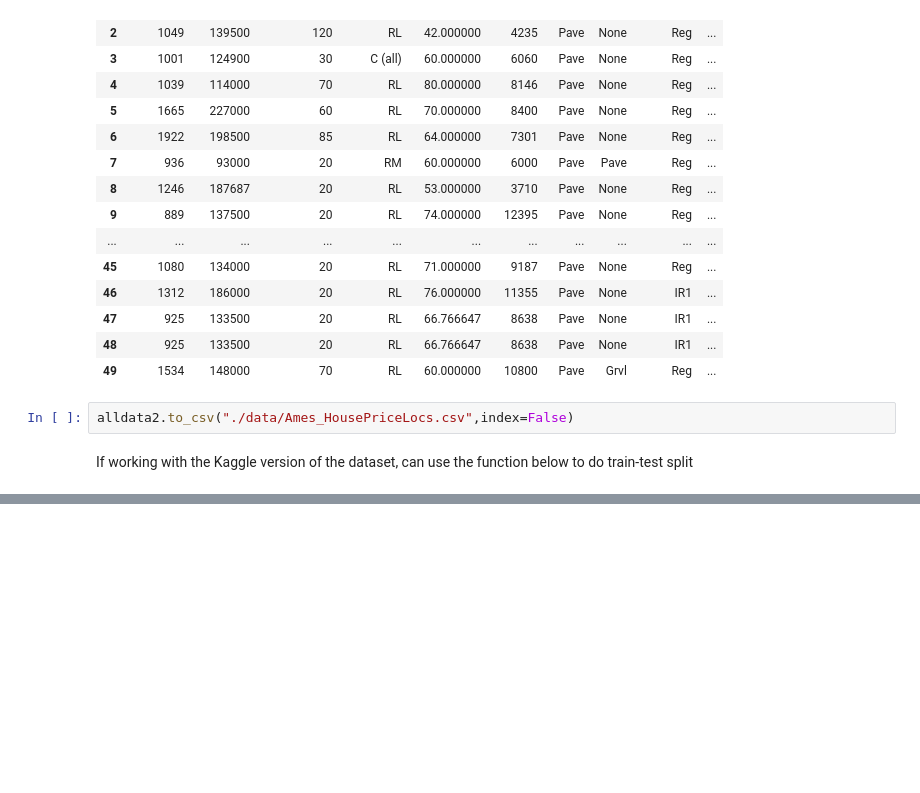
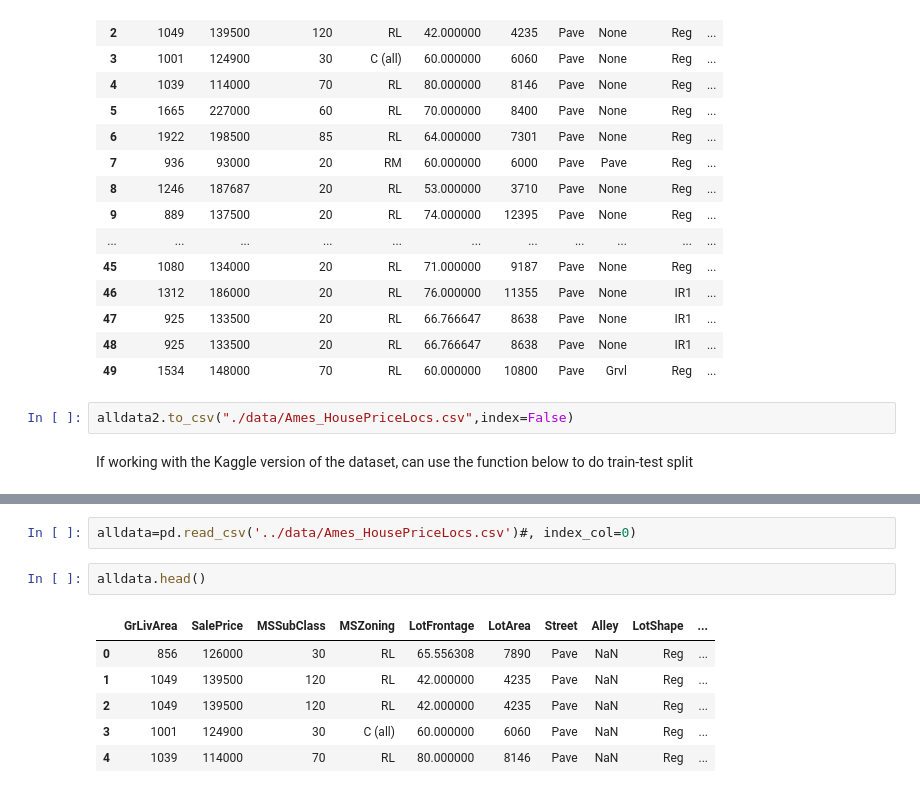
Before and after one commit to dapopov-st/housing-price-predictions, a Jupyter notebook: appendices/apdx_locations.ipynb, the cells around one changed output, grey strips where cells are left out. Drawn from its saved outputs; the diff is of its cells as text; blank space fills up the shorter version.

```diff
--- a/appendices/apdx_locations.ipynb
+++ b/appendices/apdx_locations.ipynb
@@ -326,0 +307,11 @@ If working with the Kaggle version of the dataset, can use the function below to
+# %%
+alldata=pd.read_csv('../data/Ames_HousePriceLocs.csv')#, index_col=0)
+# %%
+alldata.head()
+# %% [output]
+|  | GrLivArea | SalePrice | MSSubClass | MSZoning | LotFrontage | LotArea | Street | Alley | LotShape | ... |
+| 0 | 856 | 126000 | 30 | RL | 65.556308 | 7890 | Pave | NaN | Reg | ... |
+| 1 | 1049 | 139500 | 120 | RL | 42.000000 | 4235 | Pave | NaN | Reg | ... |
+| 2 | 1049 | 139500 | 120 | RL | 42.000000 | 4235 | Pave | NaN | Reg | ... |
+| 3 | 1001 | 124900 | 30 | C (all) | 60.000000 | 6060 | Pave | NaN | Reg | ... |
+| 4 | 1039 | 114000 | 70 | RL | 80.000000 | 8146 | Pave | NaN | Reg | ... |
```
Also changed, not shown: parts of 9 cells of this notebook, 17 other files.
